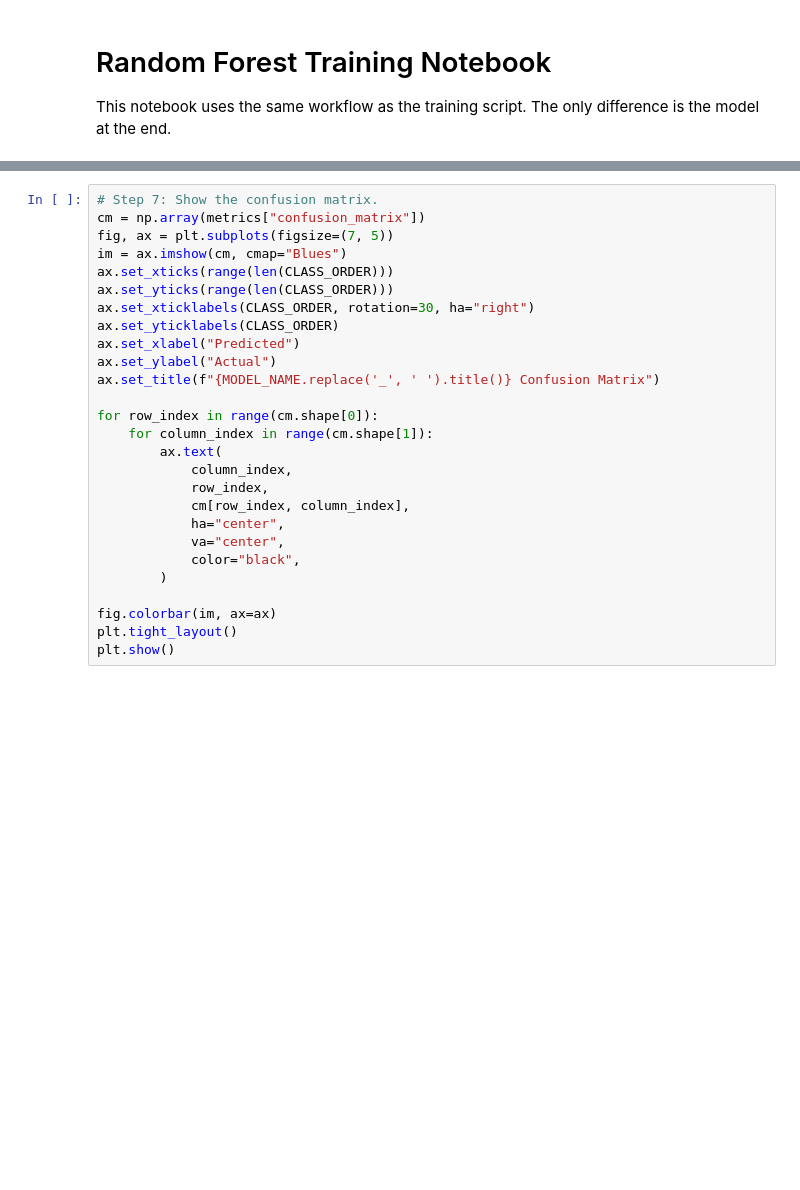
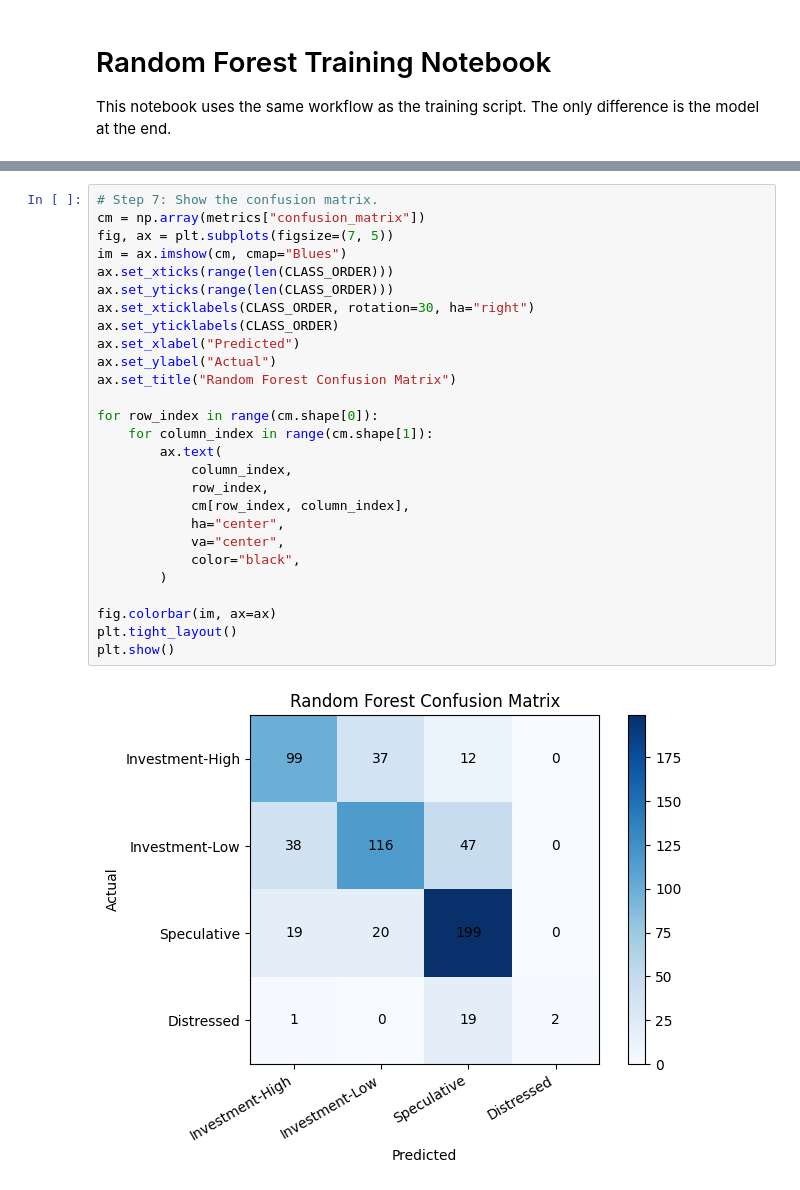
Before and after one commit to nicholas24042626/CreditSight, a Jupyter notebook: notebook/random_forest/random_forest.ipynb, the cells around one changed output, grey strips where cells are left out. Saved outputs shown, nothing was run; the diff lists cells and outputs as text; blank space fills up the shorter version.

```diff
--- a/notebook/random_forest/random_forest.ipynb
+++ b/notebook/random_forest/random_forest.ipynb
@@ -127,30 +166,32 @@ print(metrics["classification_report_text"])
 # %%
 # Step 7: Show the confusion matrix.
 cm = np.array(metrics["confusion_matrix"])
 fig, ax = plt.subplots(figsize=(7, 5))
 im = ax.imshow(cm, cmap="Blues")
 ax.set_xticks(range(len(CLASS_ORDER)))
 ax.set_yticks(range(len(CLASS_ORDER)))
 ax.set_xticklabels(CLASS_ORDER, rotation=30, ha="right")
 ax.set_yticklabels(CLASS_ORDER)
 ax.set_xlabel("Predicted")
 ax.set_ylabel("Actual")
-ax.set_title(f"{MODEL_NAME.replace('_', ' ').title()} Confusion Matrix")
+ax.set_title("Random Forest Confusion Matrix")
 
 for row_index in range(cm.shape[0]):
     for column_index in range(cm.shape[1]):
         ax.text(
             column_index,
             row_index,
             cm[row_index, column_index],
             ha="center",
             va="center",
             color="black",
         )
 
 fig.colorbar(im, ax=ax)
 plt.tight_layout()
 plt.show()
+# %% [output]
+[figure, added]
 # %%
 # Step 8: Show SHAP feature importance.
 preprocessor = pipeline.named_steps["preprocessor"]
```
Also changed, not shown: parts of 8 cells of this notebook, 4 other files.
